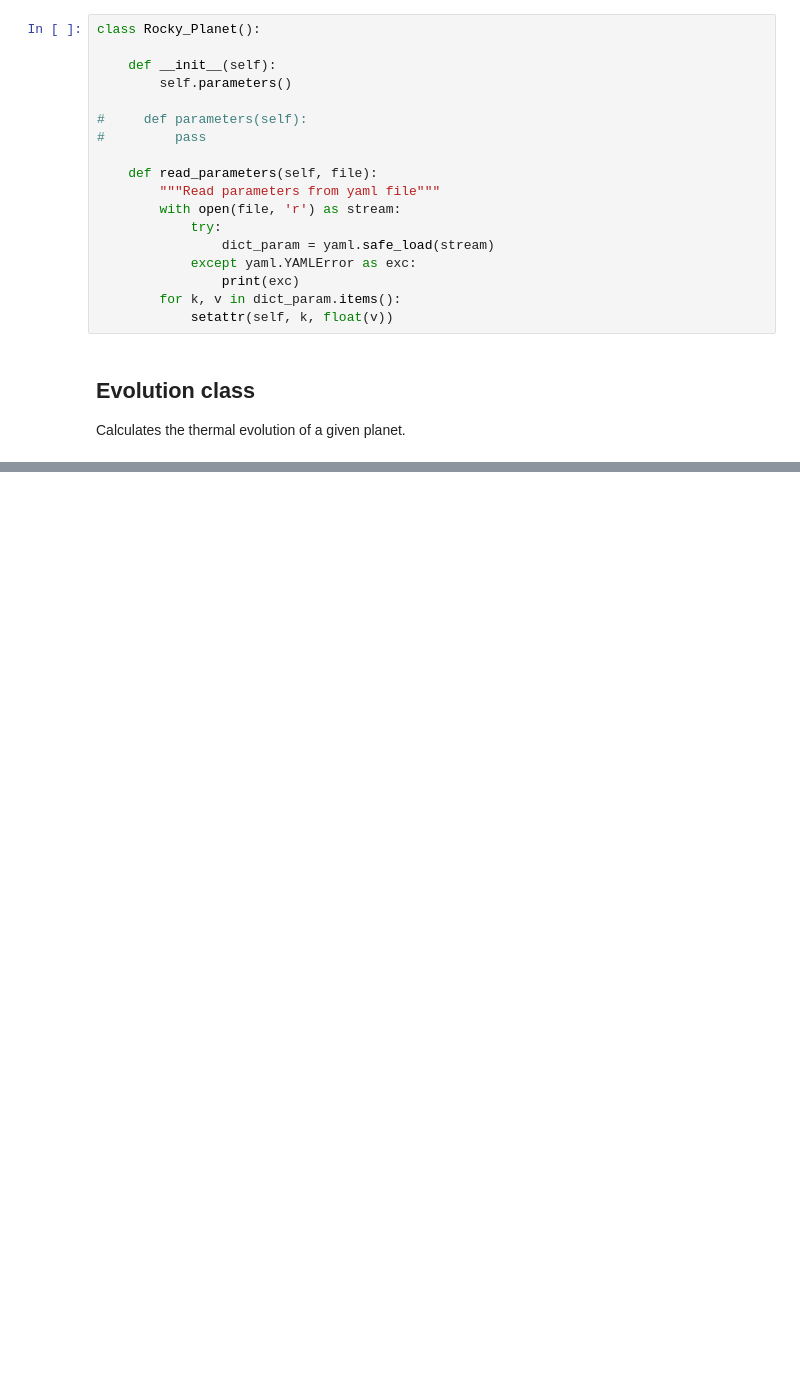
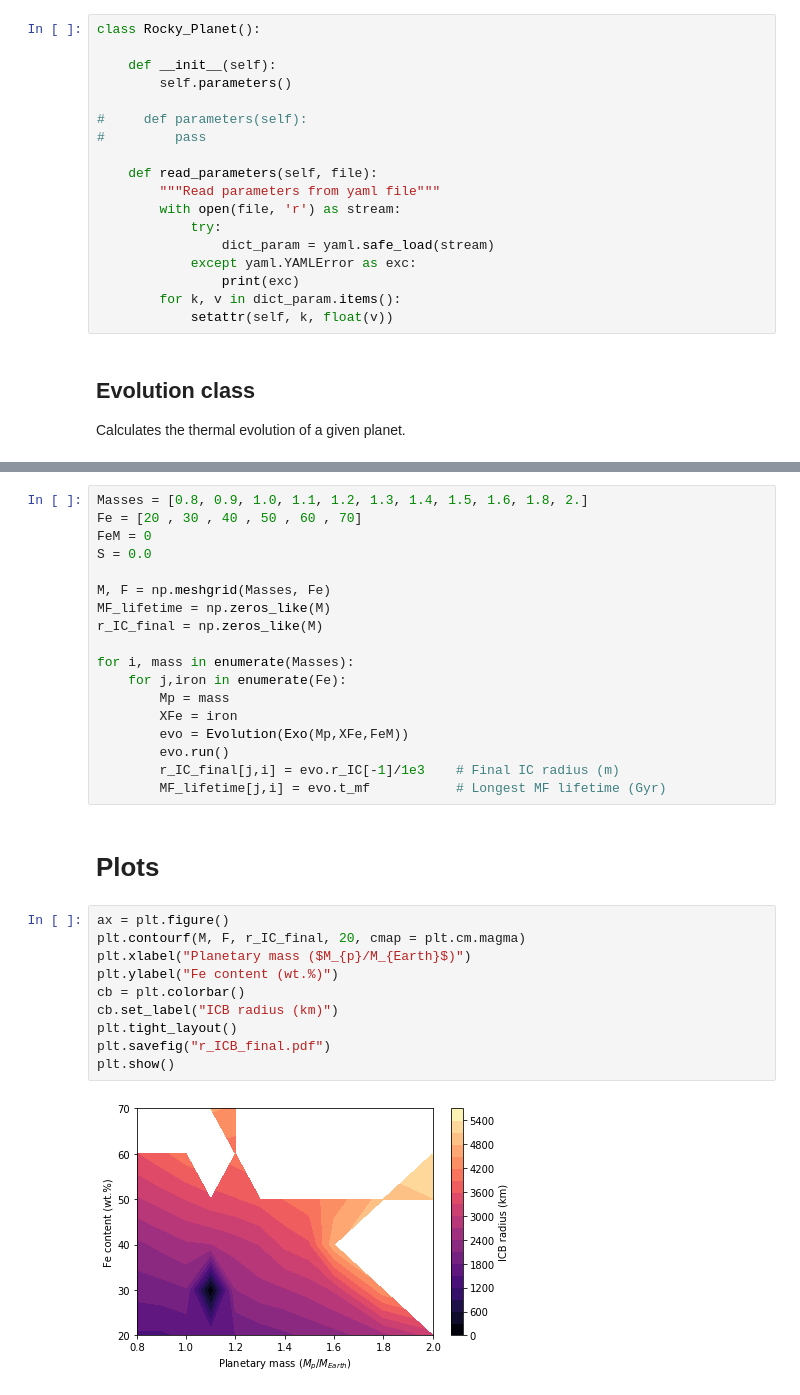
Before and after one commit to irenebonati/exo-cores, a Jupyter notebook: Planets.ipynb, the cells around one changed output, grey strips where cells are left out. Cells and saved outputs as stored; diff of their text form; blank space fills up the shorter version.

```diff
--- a/Planets.ipynb
+++ b/Planets.ipynb
@@ -671,0 +688,32 @@ The magnetic field lifetime is 3.89 billion years.
+# %%
+Masses = [0.8, 0.9, 1.0, 1.1, 1.2, 1.3, 1.4, 1.5, 1.6, 1.8, 2.]
+Fe = [20 , 30 , 40 , 50 , 60 , 70]
+FeM = 0
+S = 0.0
+
+M, F = np.meshgrid(Masses, Fe)
+MF_lifetime = np.zeros_like(M)
+r_IC_final = np.zeros_like(M)
+
+for i, mass in enumerate(Masses):
+    for j,iron in enumerate(Fe):
+        Mp = mass
+        XFe = iron
+        evo = Evolution(Exo(Mp,XFe,FeM))
+        evo.run()
+        r_IC_final[j,i] = evo.r_IC[-1]/1e3    # Final IC radius (m)
+        MF_lifetime[j,i] = evo.t_mf           # Longest MF lifetime (Gyr)
+# %% [markdown]
+# Plots
+# %%
+ax = plt.figure()
+plt.contourf(M, F, r_IC_final, 20, cmap = plt.cm.magma)
+plt.xlabel("Planetary mass ($M_{p}/M_{Earth}$)")
+plt.ylabel("Fe content (wt.%)")
+cb = plt.colorbar()
+cb.set_label("ICB radius (km)")
+plt.tight_layout()
+plt.savefig("r_ICB_final.pdf")
+plt.show()
+# %% [output]
+[figure, added]
```
Also changed, not shown: parts of 4 cells of this notebook.
